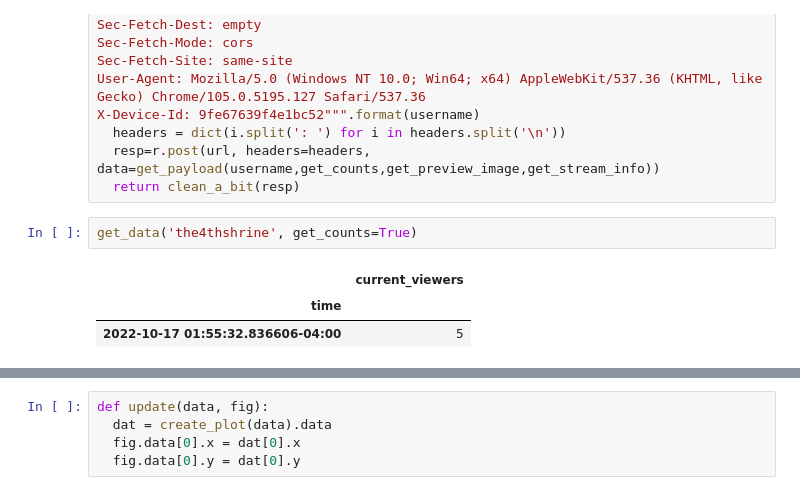
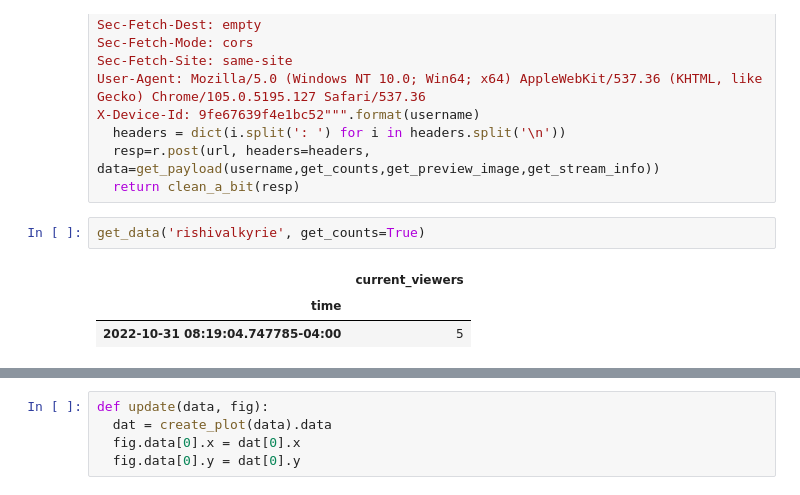
Before and after one commit to TheShiny1/TwitchO7, a Jupyter notebook: Twitch_Web_Scraper.ipynb, the cells around one changed output, grey strips where cells are left out. Saved outputs shown, nothing was run; the diff lists cells and outputs as text.

```diff
--- a/Twitch_Web_Scraper.ipynb
+++ b/Twitch_Web_Scraper.ipynb
@@ -104,8 +106,8 @@ X-Device-Id: 9fe67639f4e1bc52""".format(username)
   resp=r.post(url, headers=headers, data=get_payload(username,get_counts,get_preview_image,get_stream_info))
   return clean_a_bit(resp)
 # %%
-get_data('the4thshrine', get_counts=True)
+get_data('rishivalkyrie', get_counts=True)
 # %% [output]
 |  | current_viewers |
 | time |  |
-| 2022-10-17 01:55:32.836606-04:00 | 5 |
+| 2022-10-31 08:19:04.747785-04:00 | 5 |
```
Also changed, not shown: parts of 10 cells of this notebook.
